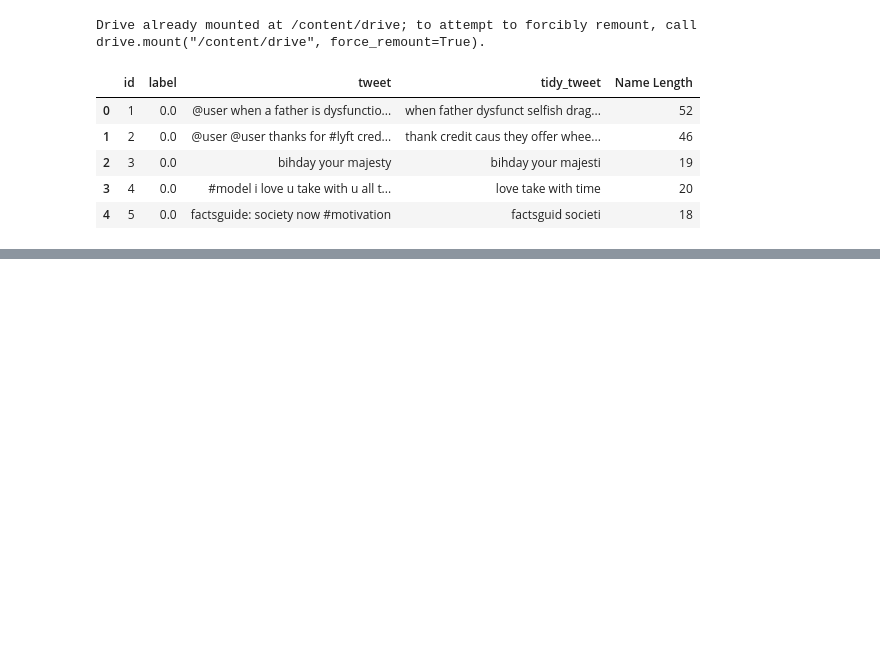
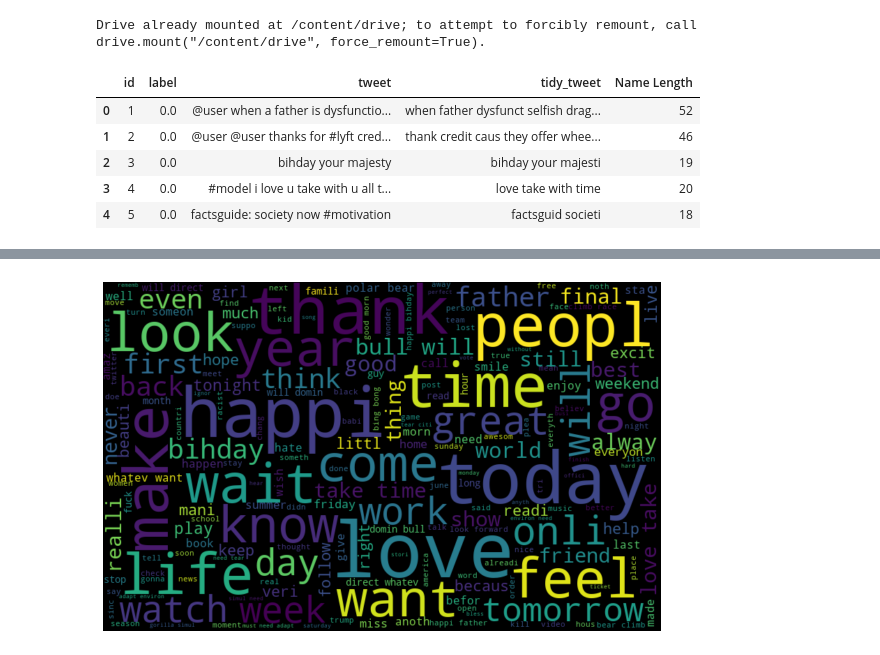
Before and after one commit to Janakisajja/Sentiment-Analysis---Amazon-Reviews-Data, a Jupyter notebook: Finalproject_initialreport.ipynb, the cells around one changed output, grey strips where cells are left out. Cells and saved outputs as stored; diff of their text form; code cells hidden in the pictures; blank space fills up the shorter version.

```diff
--- a/Finalproject_initialreport.ipynb
+++ b/Finalproject_initialreport.ipynb
@@ -117,0 +224,10 @@ Drive already mounted at /content/drive; to attempt to forcibly remount, call dr
+# %%
+# Creating word Cloud for all Words in all tweets
+allWords = ' '.join([text for text in all_data['tidy_tweet']])
+wordcloud = WordCloud(width=800, height=500, random_state=21, max_font_size=110).generate(allWords)
+plt.figure(figsize=(10, 10))
+plt.imshow(wordcloud, interpolation="bilinear")
+plt.axis('off')
+plt.show()
+# %% [output]
+[figure, added]
```
Also changed, not shown: parts of 17 cells of this notebook.
